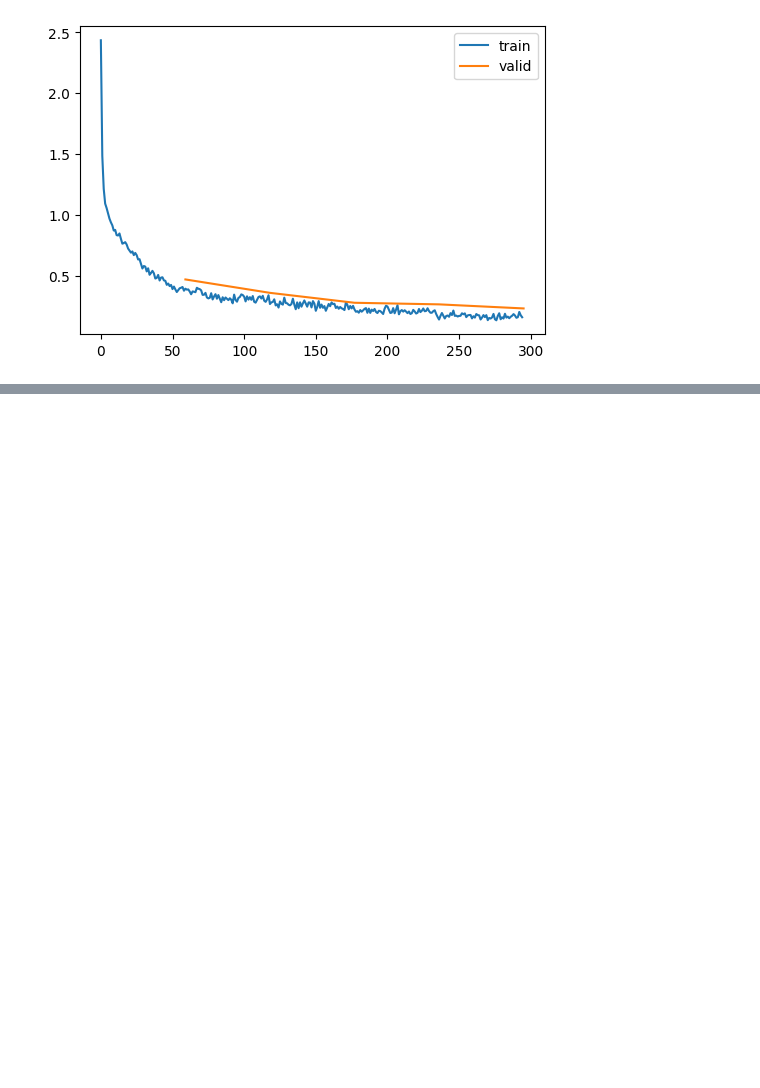
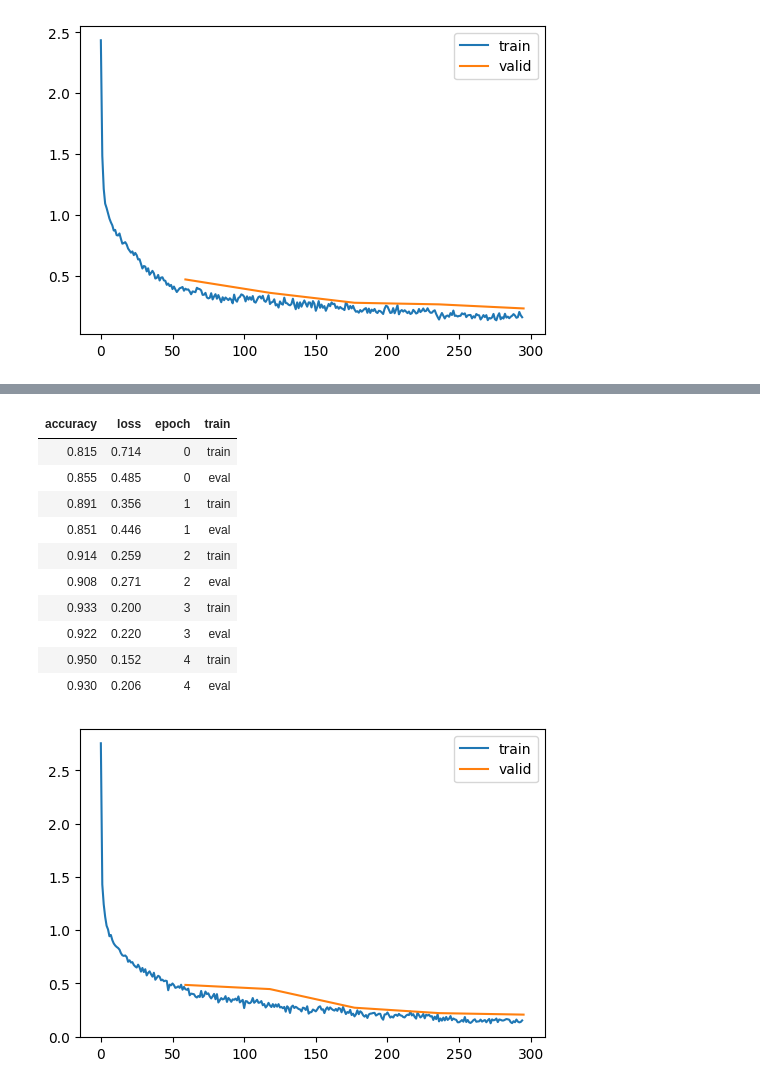
Before and after one commit to satani99/fastai_22_2, a Jupyter notebook: resnet.ipynb, the cells around one changed output, grey strips where cells are left out. Saved outputs shown, nothing was run; the diff lists cells and outputs as text; code cells hidden in the pictures; blank space fills up the shorter version.

```diff
--- a/resnet.ipynb
+++ b/resnet.ipynb
@@ -124,0 +193,22 @@ learn.fit(epochs)
+# %%
+lr = 2e-2
+tmax = epochs * len(dls.train)
+sched = partial(lr_scheduler.OneCycleLR, max_lr=lr, total_steps=tmax)
+xtra = [BatchSchedCB(sched)]
+model = get_model(act_gr, norm=nn.BatchNorm2d).apply(iw)
+learn = TrainLearner(model, dls, F.cross_entropy, lr=lr, cbs=cbs+xtra, opt_func=optim.AdamW)
+# %%
+learn.fit(epochs)
+# %% [output]
+| accuracy | loss | epoch | train |
+| 0.815 | 0.714 | 0 | train |
+| 0.855 | 0.485 | 0 | eval |
+| 0.891 | 0.356 | 1 | train |
+| 0.851 | 0.446 | 1 | eval |
+| 0.914 | 0.259 | 2 | train |
+| 0.908 | 0.271 | 2 | eval |
+| 0.933 | 0.200 | 3 | train |
+| 0.922 | 0.220 | 3 | eval |
+| 0.950 | 0.152 | 4 | train |
+| 0.930 | 0.206 | 4 | eval |
+[figure, added]
```
Also changed, not shown: parts of 12 cells of this notebook.
